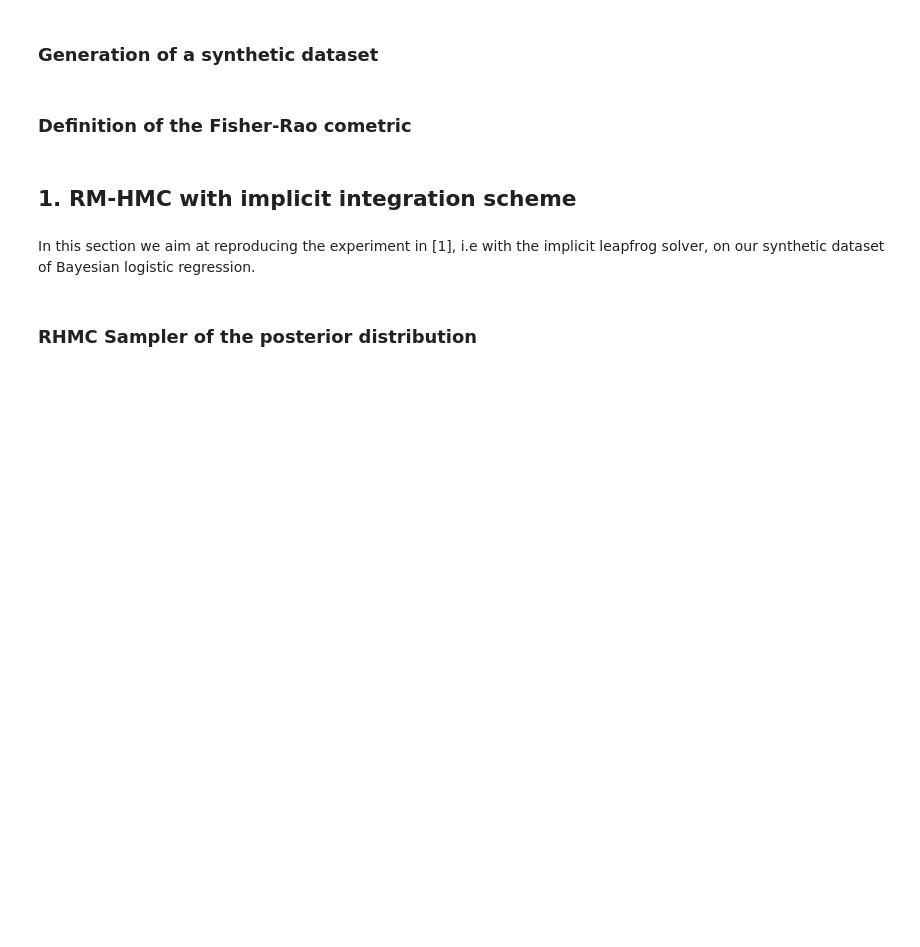
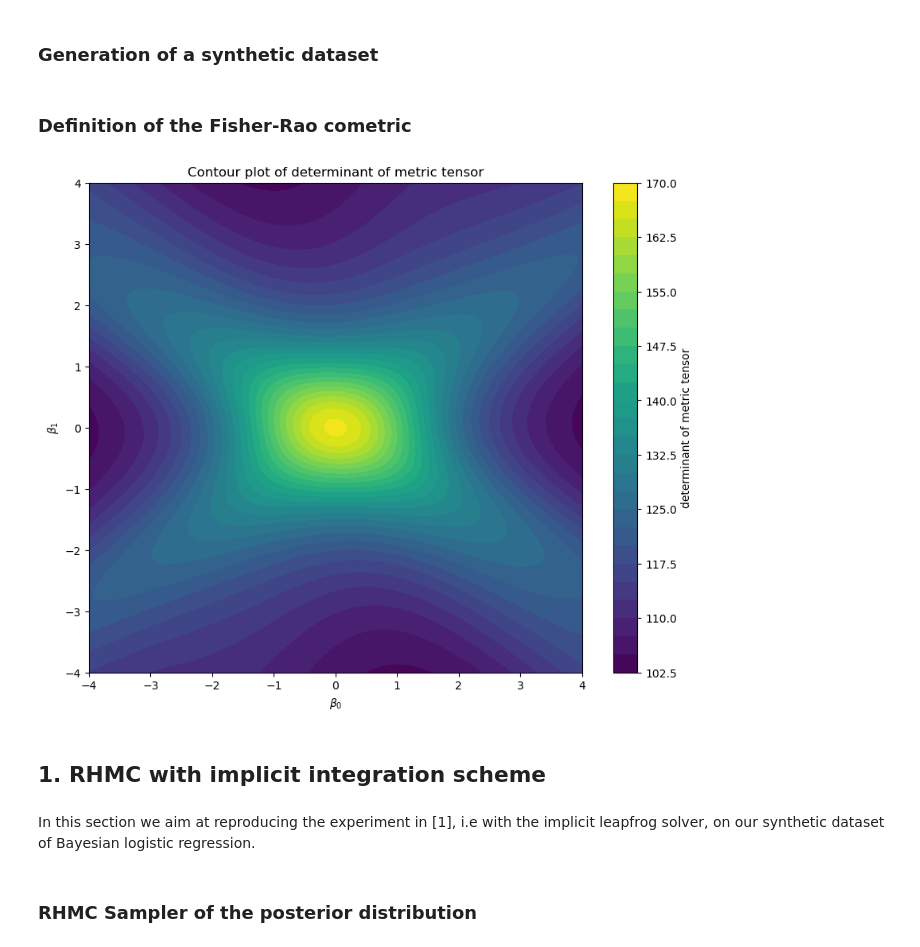
Before and after one commit to abelmaxv/geodesic_toolbox, a Jupyter notebook: experiment/RM_HMC.ipynb, the cells around one changed output. Drawn from its saved outputs; the diff is of its cells as text; code cells hidden in the pictures; blank space fills up the shorter version.

```diff
--- a/experiment/RM_HMC.ipynb
+++ b/experiment/RM_HMC.ipynb
@@ -149,8 +150,38 @@ class FisherRaoBLR(CoMetric):
 # %%
 alpha = torch.tensor(0.1)
 fisher_rao_cometric = FisherRaoBLR(features, alpha)
+# %%
+import numpy as np
+import matplotlib.pyplot as plt
+
+# Create a meshgrid over two parameter dimensions (assume first two params for visualization)
+beta0_range = np.linspace(-4, 4, 100)
+beta1_range = np.linspace(-4, 4, 100)
+B0, B1 = np.meshgrid(beta0_range, beta1_range)
+
+# Fix remaining parameters at zero if more than two parameters
+N_dims = features.shape[1]
+beta_mesh = torch.zeros(B0.shape[0], B0.shape[1], N_dims)
+beta_mesh[...,0] = torch.tensor(B0)
+beta_mesh[...,1] = torch.tensor(B1)
+
+# Reshape for batching through cometric
+beta_flat = beta_mesh.reshape(-1, N_dims)
+metric_tensors = fisher_rao_cometric.metric_tensor(beta_flat)
+det_metric = torch.linalg.det(metric_tensors)
+det_metric_mesh = det_metric.reshape(B0.shape)
+
+plt.figure(figsize=(10,8))
+cp = plt.contourf(B0, B1, det_metric_mesh.detach().numpy(), levels=30, cmap='viridis')
+plt.colorbar(cp, label="determinant of metric tensor")
+plt.xlabel(r'$\beta_0$')
+plt.ylabel(r'$\beta_1$')
+plt.title("Contour plot of determinant of metric tensor")
+plt.show()
+# %% [output]
+[figure, added]
 # %% [markdown]
-## 1. RM-HMC with implicit integration scheme
+## 1. RHMC with implicit integration scheme
 # %% [markdown]
 In this section we aim at reproducing the experiment in [1], i.e with the implicit leapfrog solver, on our synthetic dataset of Bayesian logistic regression.
 # %% [markdown]
```
Also changed, not shown: parts of 26 cells of this notebook, 2 other files.
